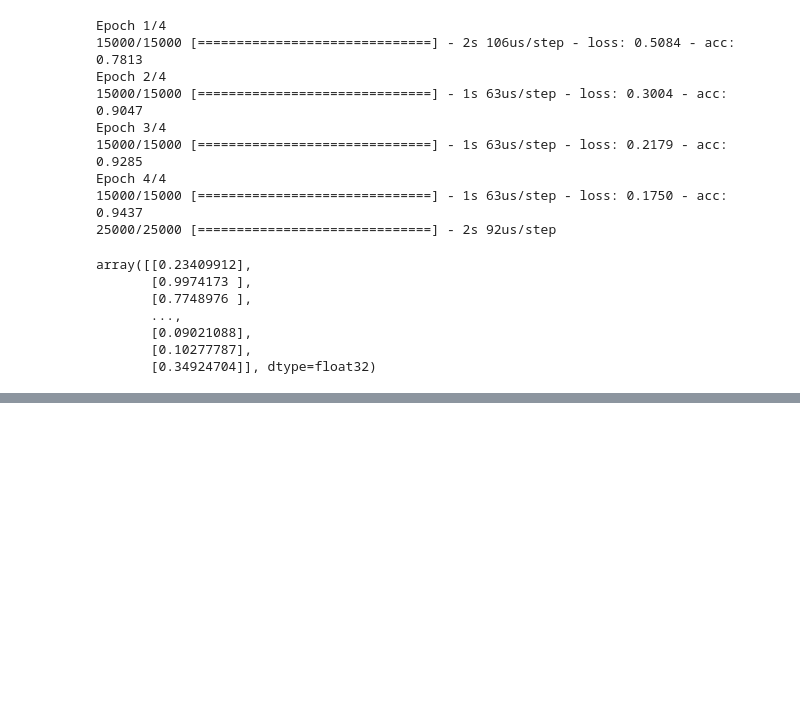
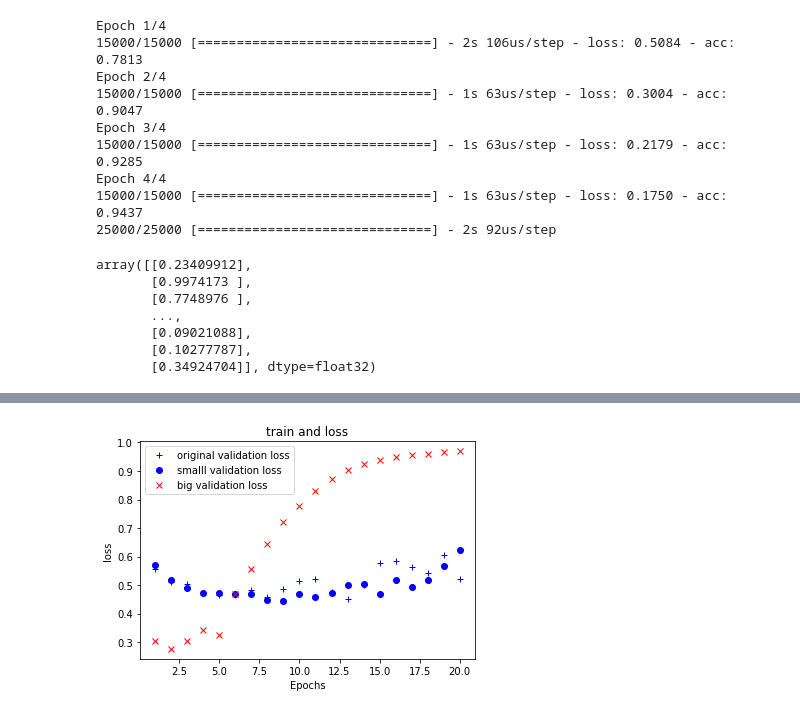
Before and after one commit to amanoese/study_keras_for_colaboratory, a Jupyter notebook: study_keras_for_movie_score_label_ipynp.ipynb, the cells around one changed output, grey strips where cells are left out. Drawn from its saved outputs; the diff is of its cells as text; code cells hidden in the pictures; blank space fills up the shorter version.

```diff
--- a/study_keras_for_movie_score_label_ipynp.ipynb
+++ b/study_keras_for_movie_score_label_ipynp.ipynb
@@ -192,0 +195,80 @@ array([[0.23409912],
+# %%
+from keras import models
+from keras import layers
+from keras.datasets import imdb
+import numpy as np
+import matplotlib.pyplot as plt
+
+(train_data,train_labels),(test_data,test_labels) = imdb.load_data(num_words=10000)
+
+word_index = imdb.get_word_index()
+reverse_word_index = dict([(value,key) for (key,value) in word_index.items()])
+
+# index 0 is defined padding
+# index 1 is defined sequence start code
+# index 2 is defined unknown word
+decoded_review = ' '.join([reverse_word_index.get(i - 3,'?') for i in train_data[0]])
+
+def vectorize_sequences(sequences, demensions=10000):
+  results = np.zeros((len(sequences),demensions))
+
+  for i, sequence in enumerate(sequences):
+    results[i,sequence] = 1
+  return results
+
+x_train = vectorize_sequences(train_data)
+x_test = vectorize_sequences(test_data)
+
+y_train = np.asarray(train_labels).astype('float32')
+y_test = np.asarray(test_labels).astype('float32')
+
+x_val = x_train[:10000]
+partial_x_train = x_train[10000:]
+
+y_val = y_train[:10000]
+partial_y_train = y_train[10000:]
+
+epoch_num=20
+
+original_model = models.Sequential()
+original_model.add(layers.Dense(4,activation='relu',input_shape=(10000,)))
+original_model.add(layers.Dense(4,activation='relu'))
+original_model.add(layers.Dense(1,activation='sigmoid'))
+
+original_model.compile(optimizer='rmsprop',loss='binary_crossentropy',metrics=['acc'])
+
+small_model = models.Sequential()
+small_model.add(layers.Dense(4,activation='relu',input_shape=(10000,)))
+small_model.add(layers.Dense(4,activation='relu'))
+small_model.add(layers.Dense(1,activation='sigmoid'))
+
+small_model.compile(optimizer='rmsprop',loss='binary_crossentropy',metrics=['acc'])
+
+big_model = models.Sequential()
+big_model.add(layers.Dense(512,activation='relu',input_shape=(10000,)))
+big_model.add(layers.Dense(512,activation='relu'))
+big_model.add(layers.Dense(1,activation='sigmoid'))
+big_model.compile(optimizer='rmsprop',loss='binary_crossentropy',metrics=['acc'])
+
+original_history = original_model.fit(partial_x_train,partial_y_train,epochs=epoch_num,batch_size=512,validation_data=(x_val,y_val))
+small_history = small_model.fit(partial_x_train,partial_y_train,epochs=epoch_num,batch_size=512,validation_data=(x_val,y_val))
+big_history = big_model.fit(partial_x_train,partial_y_train,epochs=epoch_num,batch_size=512,validation_data=(x_val,y_val))
+
+epoches = range(1,epoch_num + 1)
+
+orig_loss_values = original_history.history['val_loss']
+small_loss_values = small_history.history['val_loss']
+big_loss_values = big_history.history['val_loss']
+
+
+plt.plot(epoches,orig_loss_values, 'b+',label='original validation loss')
+plt.plot(epoches,small_loss_values, 'bo',label='smalll validation loss')
+plt.plot(epoches,big_loss_values, 'rx',label='big validation loss')
+
+
+plt.title('train and loss')
+plt.xlabel('Epochs')
+plt.ylabel('loss')
+plt.legend()
+plt.show()
+# %% [output]
@@ -192,0 +293 @@ array([[0.23409912],
+[figure, added]
```
Also changed, not shown: parts of 3 cells of this notebook.
